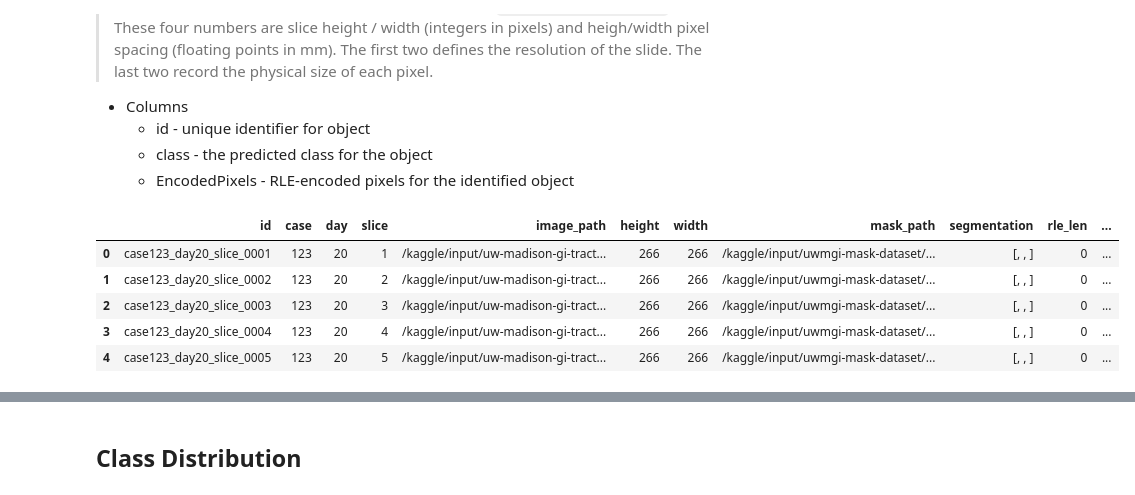
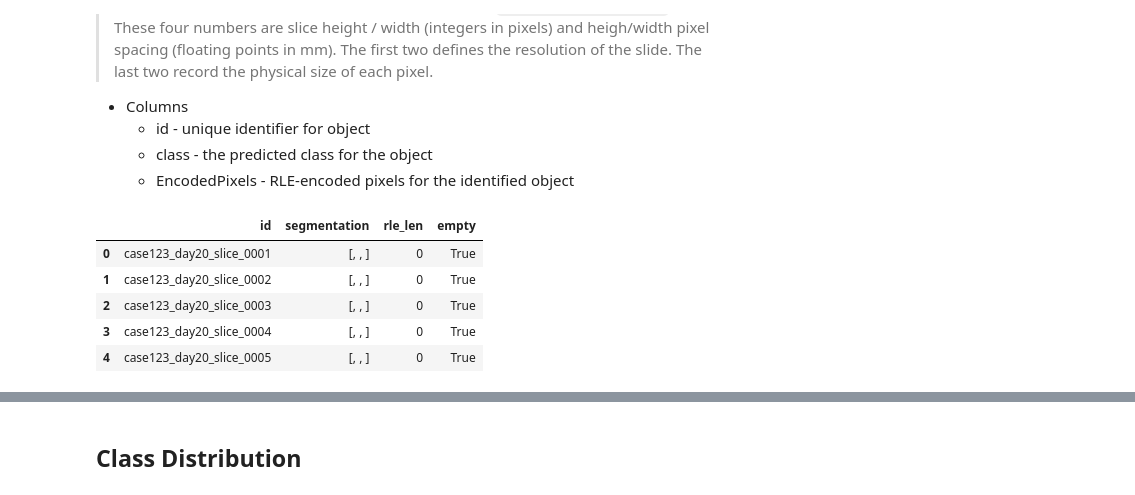
Before and after one commit to asebaq/uwmgi_comp, a Jupyter notebook: uwmgi-unet-train-pytorch-ours.ipynb, the cells around one changed output, grey strips where cells are left out. Drawn from its saved outputs; the diff is of its cells as text; code cells hidden in the pictures.

Commit message:
try to get masks

```diff
--- a/uwmgi-unet-train-pytorch-ours.ipynb
+++ b/uwmgi-unet-train-pytorch-ours.ipynb
@@ -146,25 +256,25 @@ set_seed(CFG.seed)
     * EncodedPixels - RLE-encoded pixels for the identified object
 # %%
 BASE_PATH  = '/kaggle/input/uw-madison-gi-tract-image-segmentation'
-BASE_PATH  = '/mnt/Data/uw-madison-gi-tract-image-segmentation/archive/'
+BASE_PATH  = '/mnt/Data/uw-madison-gi-tract-image-segmentation'
 # %%
-df = pd.read_csv(os.path.join(BASE_PATH, 'train.csv'))
-df['segmentation'] = df.segmentation.fillna('')
-df['rle_len'] = df.segmentation.map(len) # length of each rle mask
-df['mask_path'] = df.mask_path.str.replace('/png/','/np').str.replace('.png','.npy')
+data_df = pd.read_csv(os.path.join(BASE_PATH, 'train.csv'))
+data_df['segmentation'] = data_df.segmentation.fillna('')
+data_df['rle_len'] = data_df.segmentation.map(len) # length of each rle mask
+# df['mask_path'] = df.mask_path.str.replace('/png/','/np').str.replace('.png','.npy')
 
-df2 = df.groupby(['id'])['segmentation'].agg(list).to_frame().reset_index() # rle list of each id
-df2 = df2.merge(df.groupby(['id'])['rle_len'].agg(sum).to_frame().reset_index()) # total length of all rles of each id
+df2 = data_df.groupby(['id'])['segmentation'].agg(list).to_frame().reset_index() # rle list of each id
+df2 = df2.merge(data_df.groupby(['id'])['rle_len'].agg(sum).to_frame().reset_index()) # total length of all rles of each id
 
-df = df.drop(columns=['segmentation', 'class', 'rle_len'])
-df = df.groupby(['id']).head(1).reset_index(drop=True)
-df = df.merge(df2, on=['id'])
-df['empty'] = (df.rle_len==0) # empty masks
-df.head()
+data_df = data_df.drop(columns=['segmentation', 'class', 'rle_len'])
+data_df = data_df.groupby(['id']).head(1).reset_index(drop=True)
+data_df = data_df.merge(df2, on=['id'])
+data_df['empty'] = (df2.rle_len==0) # empty masks
+data_df.head()
 # %% [output]
-|  | id | case | day | slice | image_path | height | width | mask_path | segmentation | rle_len | ... |
-| 0 | case123_day20_slice_0001 | 123 | 20 | 1 | /kaggle/input/uw-madison-gi-tract... | 266 | 266 | /kaggle/input/uwmgi-mask-dataset/... | [, , ] | 0 | ... |
-| 1 | case123_day20_slice_0002 | 123 | 20 | 2 | /kaggle/input/uw-madison-gi-tract... | 266 | 266 | /kaggle/input/uwmgi-mask-dataset/... | [, , ] | 0 | ... |
-| 2 | case123_day20_slice_0003 | 123 | 20 | 3 | /kaggle/input/uw-madison-gi-tract... | 266 | 266 | /kaggle/input/uwmgi-mask-dataset/... | [, , ] | 0 | ... |
-| 3 | case123_day20_slice_0004 | 123 | 20 | 4 | /kaggle/input/uw-madison-gi-tract... | 266 | 266 | /kaggle/input/uwmgi-mask-dataset/... | [, , ] | 0 | ... |
-| 4 | case123_day20_slice_0005 | 123 | 20 | 5 | /kaggle/input/uw-madison-gi-tract... | 266 | 266 | /kaggle/input/uwmgi-mask-dataset/... | [, , ] | 0 | ... |
+|  | id | segmentation | rle_len | empty |
+| 0 | case123_day20_slice_0001 | [, , ] | 0 | True |
+| 1 | case123_day20_slice_0002 | [, , ] | 0 | True |
+| 2 | case123_day20_slice_0003 | [, , ] | 0 | True |
+| 3 | case123_day20_slice_0004 | [, , ] | 0 | True |
+| 4 | case123_day20_slice_0005 | [, , ] | 0 | True |
```
Also changed, not shown: parts of 23 cells of this notebook.
